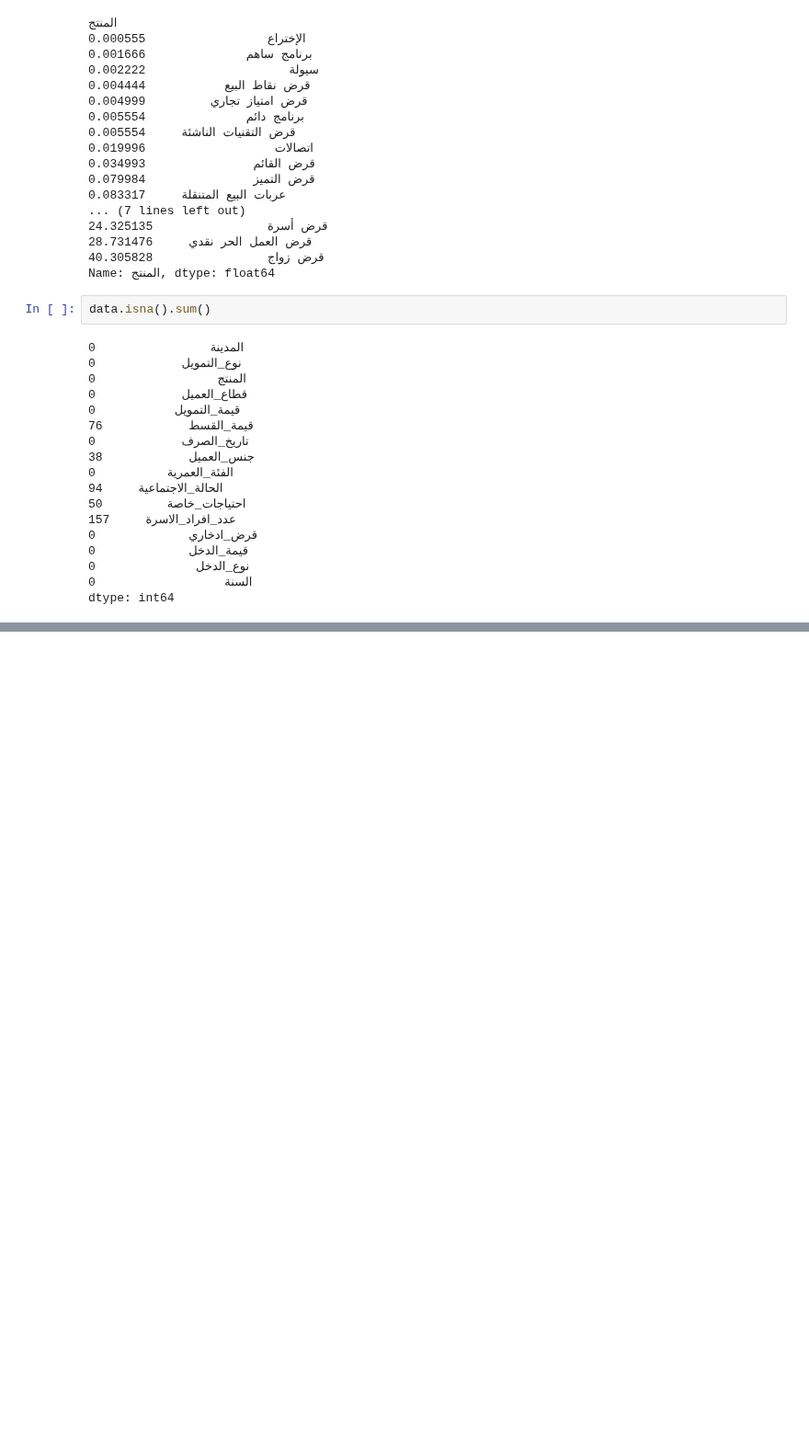
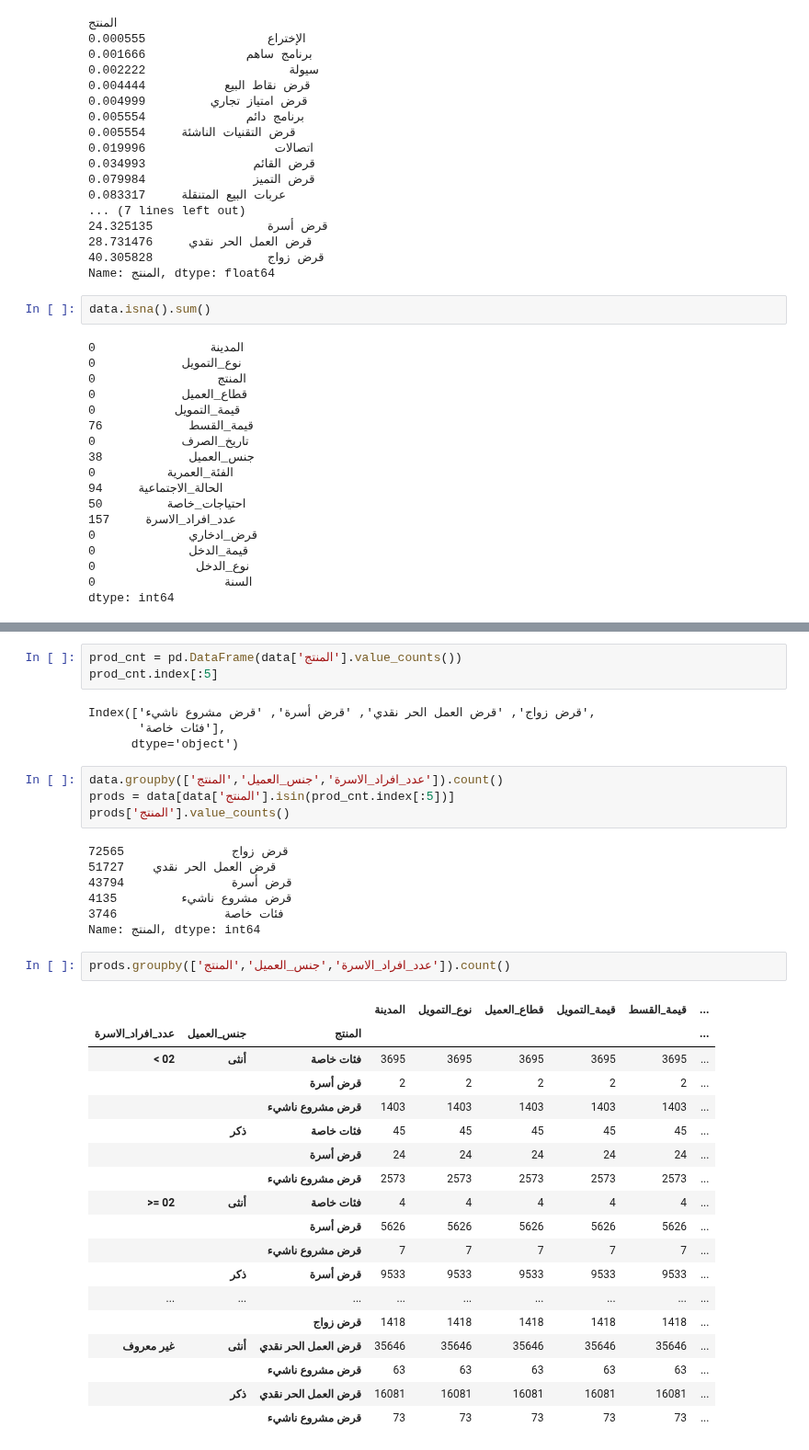
Before and after one commit to aeprogress/gov_banking_eda, a Jupyter notebook: src/sara_eda.ipynb, the cells around one changed output, grey strips where cells are left out. Shown at 92% size. Saved outputs shown, nothing was run; the diff lists cells and outputs as text; blank space fills up the shorter version.

```diff
--- a/src/sara_eda.ipynb
+++ b/src/sara_eda.ipynb
@@ -176,0 +272,39 @@ dtype: int64
+# %%
+prod_cnt = pd.DataFrame(data['المنتج'].value_counts())
+prod_cnt.index[:5]
+# %% [output]
+Index(['قرض زواج', 'قرض العمل الحر نقدي', 'قرض أسرة', 'قرض مشروع ناشيء',
+       'فئات خاصة'],
+      dtype='object')
+# %%
+data.groupby(['عدد_افراد_الاسرة','جنس_العميل','المنتج']).count()
+prods = data[data['المنتج'].isin(prod_cnt.index[:5])]
+prods['المنتج'].value_counts()
+# %% [output]
+قرض زواج               72565
+قرض العمل الحر نقدي    51727
+قرض أسرة               43794
+قرض مشروع ناشيء         4135
+فئات خاصة               3746
+Name: المنتج, dtype: int64
+# %%
+prods.groupby(['عدد_افراد_الاسرة','جنس_العميل','المنتج']).count()
+# %% [output]
+|  |  |  | المدينة | نوع_التمويل | قطاع_العميل | قيمة_التمويل | قيمة_القسط | ... |
+| عدد_افراد_الاسرة | جنس_العميل | المنتج |  |  |  |  |  | ... |
+| < 02 | أنثى | فئات خاصة | 3695 | 3695 | 3695 | 3695 | 3695 | ... |
+|  |  | قرض أسرة | 2 | 2 | 2 | 2 | 2 | ... |
+|  |  | قرض مشروع ناشيء | 1403 | 1403 | 1403 | 1403 | 1403 | ... |
+|  | ذكر | فئات خاصة | 45 | 45 | 45 | 45 | 45 | ... |
+|  |  | قرض أسرة | 24 | 24 | 24 | 24 | 24 | ... |
+|  |  | قرض مشروع ناشيء | 2573 | 2573 | 2573 | 2573 | 2573 | ... |
+| >= 02 | أنثى | فئات خاصة | 4 | 4 | 4 | 4 | 4 | ... |
+|  |  | قرض أسرة | 5626 | 5626 | 5626 | 5626 | 5626 | ... |
+|  |  | قرض مشروع ناشيء | 7 | 7 | 7 | 7 | 7 | ... |
+|  | ذكر | قرض أسرة | 9533 | 9533 | 9533 | 9533 | 9533 | ... |
+| ... | ... | ... | ... | ... | ... | ... | ... | ... |
+|  |  | قرض زواج | 1418 | 1418 | 1418 | 1418 | 1418 | ... |
+| غير معروف | أنثى | قرض العمل الحر نقدي | 35646 | 35646 | 35646 | 35646 | 35646 | ... |
+|  |  | قرض مشروع ناشيء | 63 | 63 | 63 | 63 | 63 | ... |
+|  | ذكر | قرض العمل الحر نقدي | 16081 | 16081 | 16081 | 16081 | 16081 | ... |
+|  |  | قرض مشروع ناشيء | 73 | 73 | 73 | 73 | 73 | ... |
```
Also changed, not shown: parts of 20 cells of this notebook.
